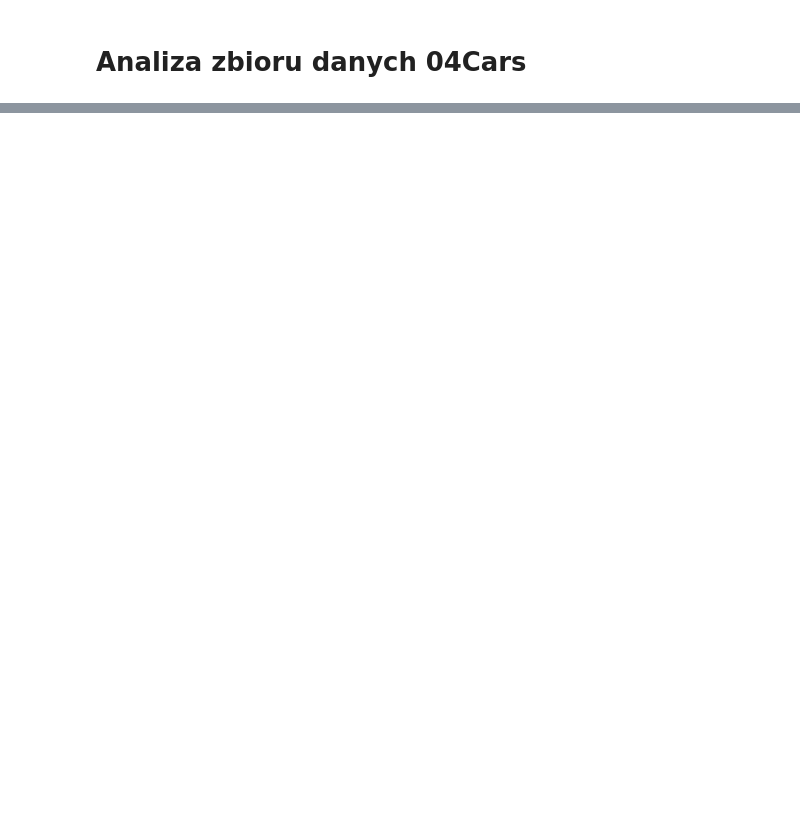
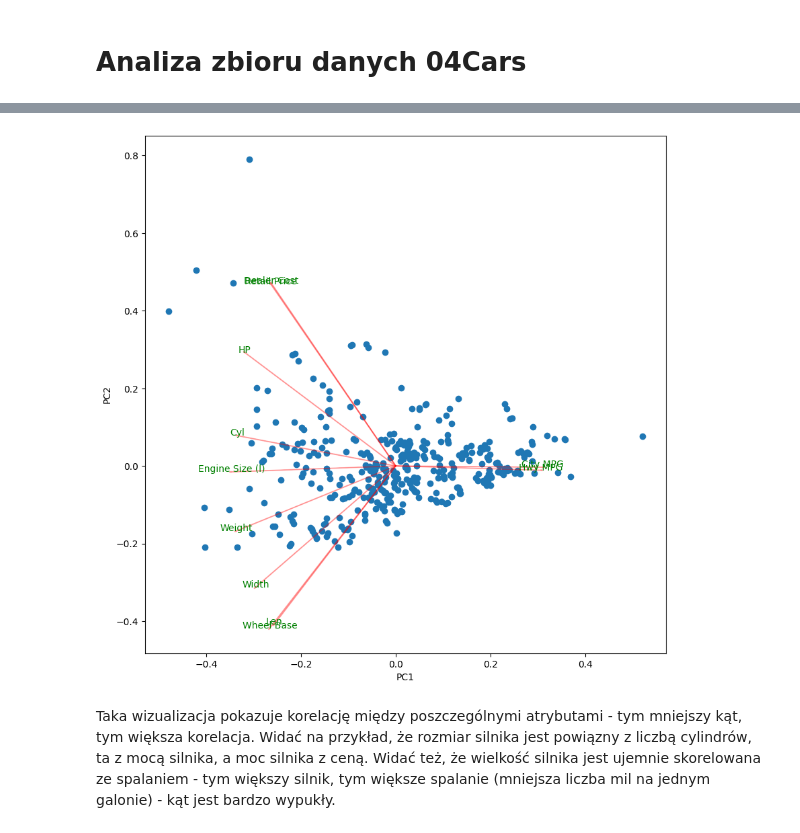
Before and after one commit to jupiterb/agh-data-science, a Jupyter notebook: 1/data_exploration/labs/lab1.ipynb, the cells around one changed output, grey strips where cells are left out. Cells and saved outputs as stored; diff of their text form; code cells hidden in the pictures; blank space fills up the shorter version.

```diff
--- a/1/data_exploration/labs/lab1.ipynb
+++ b/1/data_exploration/labs/lab1.ipynb
@@ -167,0 +151,10 @@ array([9.99021356e-01, 5.65502109e-04, 4.11324629e-04, 1.61713058e-06,
+# %%
+cars_attributes = list(cars_df.columns.values[-11:])
+
+_ordered_by_1st_component = order_by_component(cars_attributes, cars_pca.components_[0])
+_ordered_by_2nd_component = order_by_component(cars_attributes, cars_pca.components_[1])
+
+pd.DataFrame({
+    "Attributes ordered by 1st component": _ordered_by_1st_component,
+    "Attributes ordered by 2nd component": _ordered_by_2nd_component,
+})
@@ -186,0 +210,6 @@ SyntaxError: invalid syntax (3843548402.py, line 15)
+# %%
+pc_plot(cars_decomposed, cars_pca.components_.T, labels=cars_attributes)
+# %% [output]
+[figure, added]
+# %% [markdown]
+Taka wizualizacja pokazuje korelację między poszczególnymi atrybutami - tym mniejszy kąt, tym większa korelacja. Widać na przykład, że rozmiar silnika jest powiązny z liczbą cylindrów, ta z mocą silnika, a moc silnika z ceną. Widać też, że wielkość silnika jest ujemnie skorelowana ze spalaniem - tym większy silnik, tym większe spalanie (mniejsza liczba mil na jednym galonie) - kąt jest bardzo wypukły.
```
Also changed, not shown: parts of 36 cells of this notebook.
